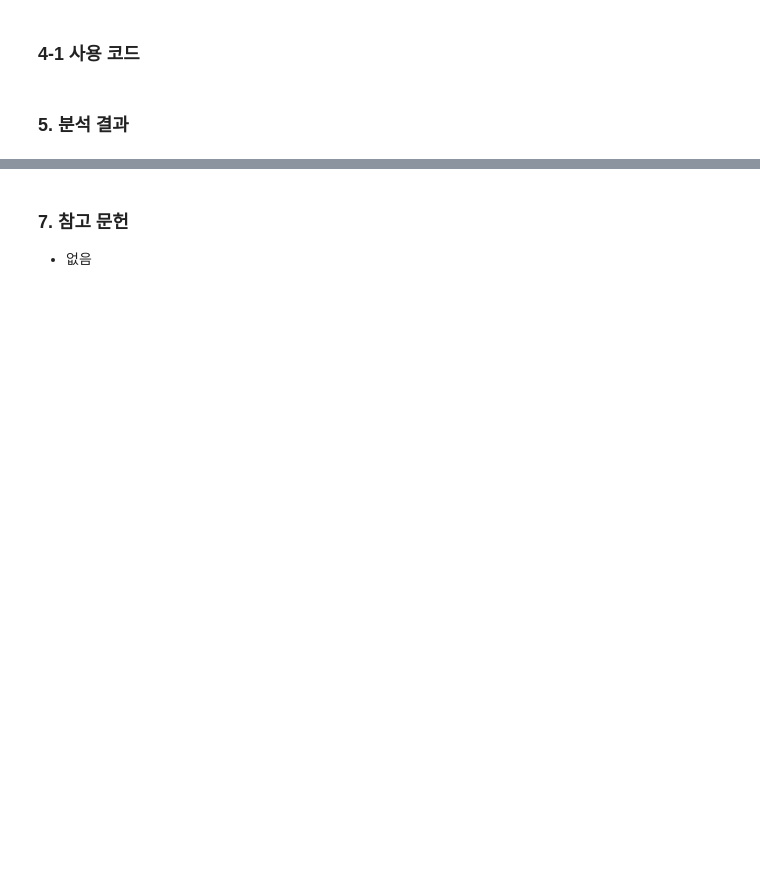
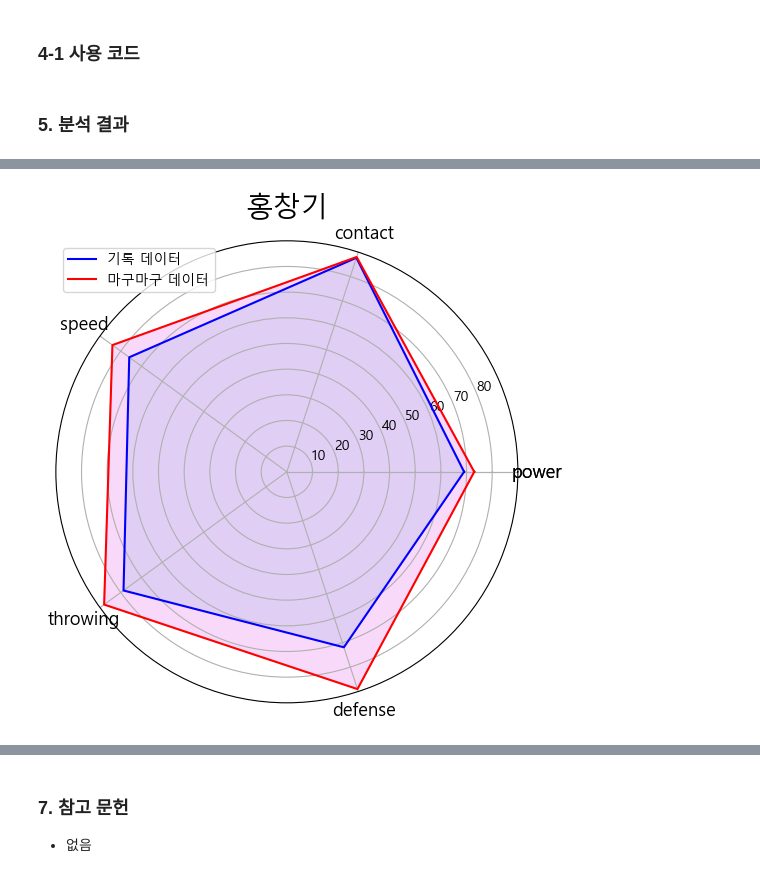
Before and after one commit to GbLeem/KBO-stats-To-Game, a Jupyter notebook: termproject_final.ipynb, the cells around one changed output, grey strips where cells are left out. Drawn from its saved outputs; the diff is of its cells as text; code cells hidden in the pictures; blank space fills up the shorter version.

```diff
--- a/termproject_final.ipynb
+++ b/termproject_final.ipynb
@@ -104,0 +160,5 @@ def draw_all(self):
+# %%
+player_홍창기 = d.OFPlayer(0,115,0) # 홍창기
+player_홍창기.draw_all()
+# %% [output]
+[figure, added]
```
Also changed, not shown: parts of 19 cells of this notebook, 3 other files.
